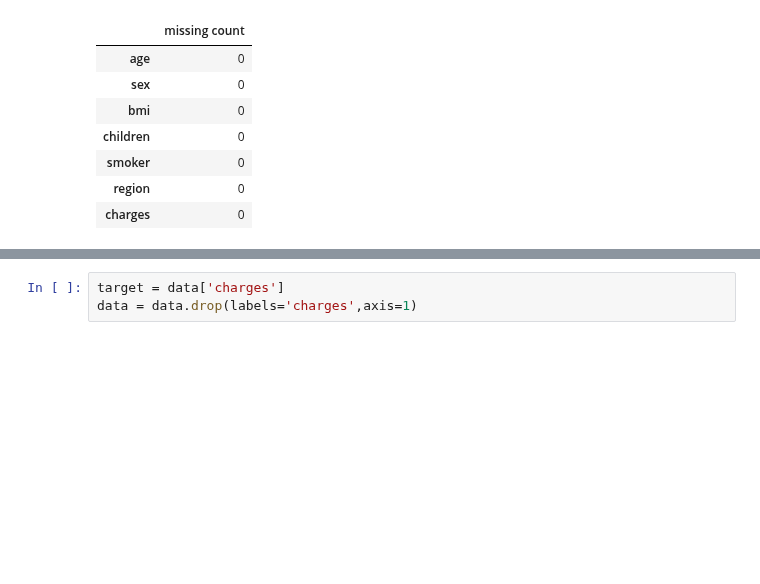
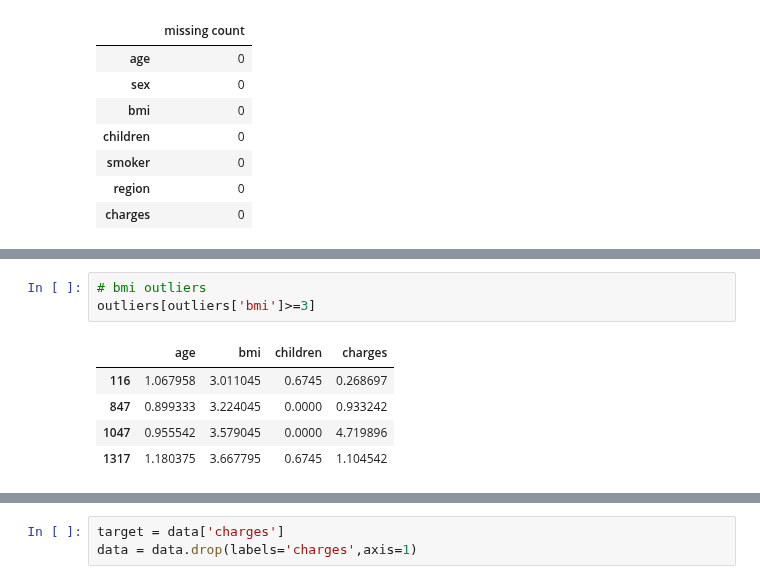
Before and after one commit to ashen007/MedicalCostPrediction-insurance_fraudDetection, a Jupyter notebook: medical cost predict.ipynb, the cells around one changed output, grey strips where cells are left out. Drawn from its saved outputs; the diff is of its cells as text; blank space fills up the shorter version.

```diff
--- a/medical cost predict.ipynb
+++ b/medical cost predict.ipynb
@@ -32,0 +56,9 @@ by_feature
+# %%
+# bmi outliers
+outliers[outliers['bmi']>=3]
+# %% [output]
+|  | age | bmi | children | charges |
+| 116 | 1.067958 | 3.011045 | 0.6745 | 0.268697 |
+| 847 | 0.899333 | 3.224045 | 0.0000 | 0.933242 |
+| 1047 | 0.955542 | 3.579045 | 0.0000 | 4.719896 |
+| 1317 | 1.180375 | 3.667795 | 0.6745 | 1.104542 |
```
Also changed, not shown: parts of 6 cells of this notebook.
